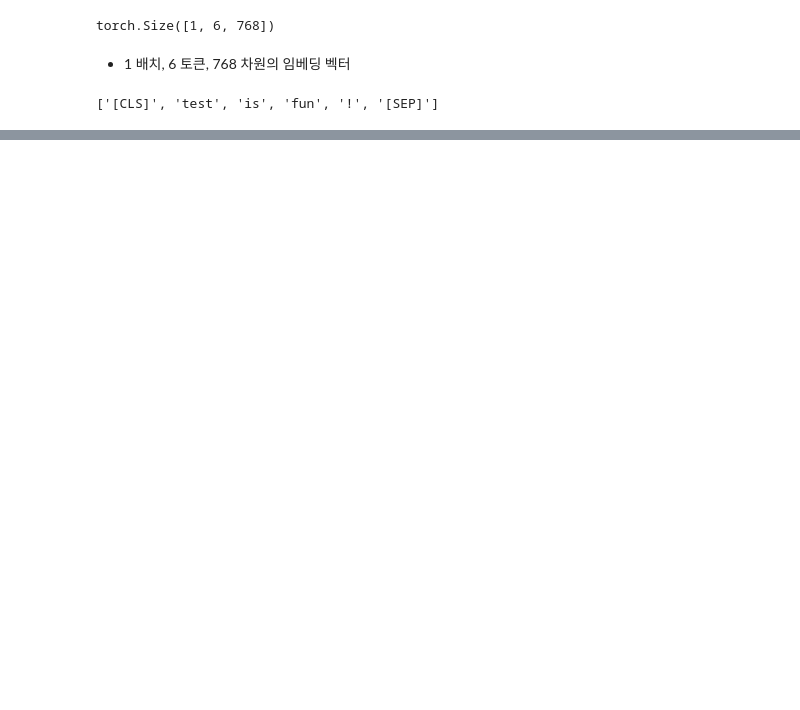
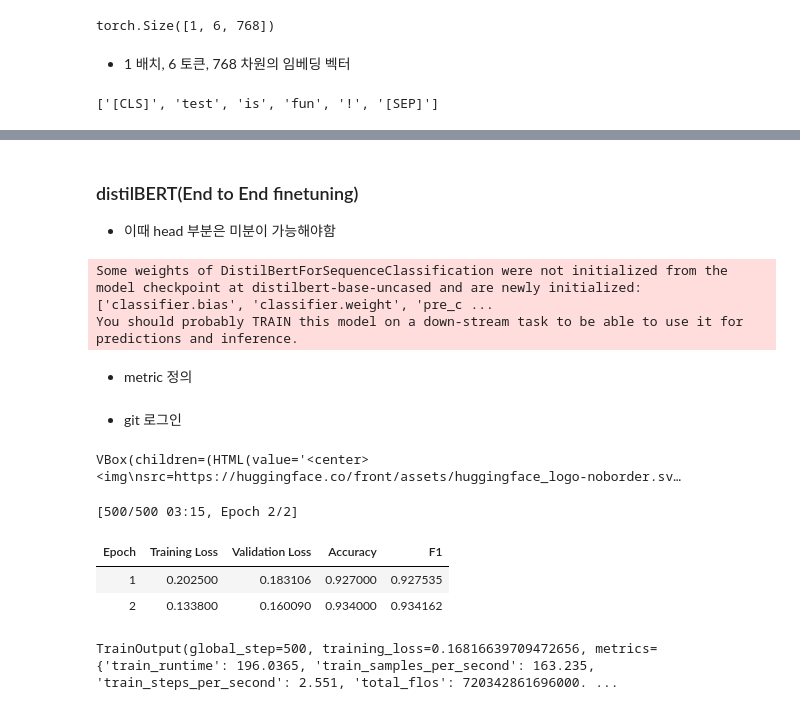
Before and after one commit to tommyjin2894/ai_study_transformer, a Jupyter notebook: 02_text_classification.ipynb, the cells around one changed output, grey strips where cells are left out. Saved outputs shown, nothing was run; the diff lists cells and outputs as text; code cells hidden in the pictures; blank space fills up the shorter version.

```diff
--- a/02_text_classification.ipynb
+++ b/02_text_classification.ipynb
@@ -361,0 +511,68 @@ dict_items([('train', Dataset({
+# %% [markdown]
+### distilBERT(End to End finetuning)
+- 이때 head 부분은 미분이 가능해야함
+# %%
+from transformers import AutoModelForSequenceClassification # AutoModel와 달리 분류 헤드가 장착되어 있다.
+
+num_labels=6
+model = (AutoModelForSequenceClassification.from_pretrained(model_ckpt, num_labels=num_labels))
+# %% [output]
+Some weights of DistilBertForSequenceClassification were not initialized from the model checkpoint at distilbert-base-uncased and are newly initialized: ['classifier.bias', 'classifier.weight', 'pre_c ...
+You should probably TRAIN this model on a down-stream task to be able to use it for predictions and inference.
+# %% [markdown]
+- metric 정의
+# %%
+from sklearn.metrics import accuracy_score, f1_score
+
+def compute_metrics(pred):
+    labels = pred.label_ids
+    preds = pred.predictions.argmax(-1)
+    f1 = f1_score(labels, preds, average="weighted")
+    acc = accuracy_score(labels,preds)
+    return {"accuracy" : acc, "f1" : f1} # 훈련 시 출력 형식 맞추기
+# %% [markdown]
+- git 로그인
+# %%
+from huggingface_hub import notebook_login
+
+notebook_login()
+
+logging_steps = len(emotion_hiddenstate)
+# %% [output]
+VBox(children=(HTML(value='<center> <img\nsrc=https://huggingface.co/front/assets/huggingface_logo-noborder.sv…
+# %%
+from transformers import TrainingArguments
+batchsize = 64
+
+log_step = len(emotion_hiddenstate['train'])//batchsize
+model_name=f"{model_ckpt}-finetuned-emotion"
+training_args = TrainingArguments(output_dir=model_name,
+                                  num_train_epochs=2,
+                                  learning_rate=2e-5,
+                                  per_device_eval_batch_size=batchsize,
+                                  per_device_train_batch_size=batchsize,
+                                  weight_decay=0.01,
+                                  eval_strategy="epoch",
+                                  disable_tqdm=False,
+                                  logging_steps=log_step,
+                                  push_to_hub=True,
+                                  save_strategy="epoch",
+                                  load_best_model_at_end=True,
+                                  log_level="error")
+# %%
+from transformers import Trainer
+
+trainer = Trainer(model=model,
+                  args=training_args,
+                  compute_metrics=compute_metrics,
+                  train_dataset = emotion_hiddenstate["train"],
+                  eval_dataset = emotion_hiddenstate["validation"],
+                  tokenizer=tokenizer)
+
+trainer.train()
+# %% [output]
+[500/500 03:15, Epoch 2/2]
+| Epoch | Training Loss | Validation Loss | Accuracy | F1 |
+| 1 | 0.202500 | 0.183106 | 0.927000 | 0.927535 |
+| 2 | 0.133800 | 0.160090 | 0.934000 | 0.934162 |
+TrainOutput(global_step=500, training_loss=0.16816639709472656, metrics={'train_runtime': 196.0365, 'train_samples_per_second': 163.235, 'train_steps_per_second': 2.551, 'total_flos': 720342861696000. ...
```
Also changed, not shown: parts of 29 cells of this notebook, 4 other files.
